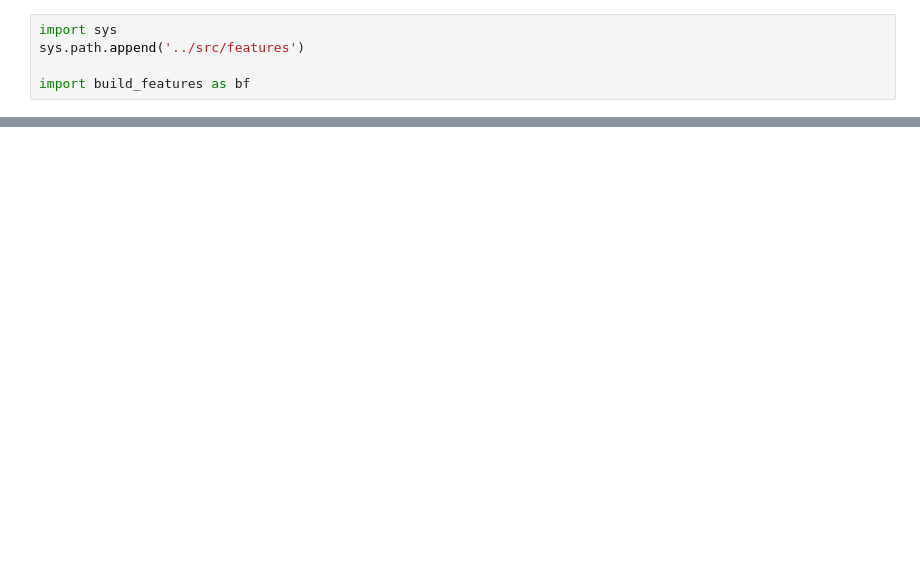
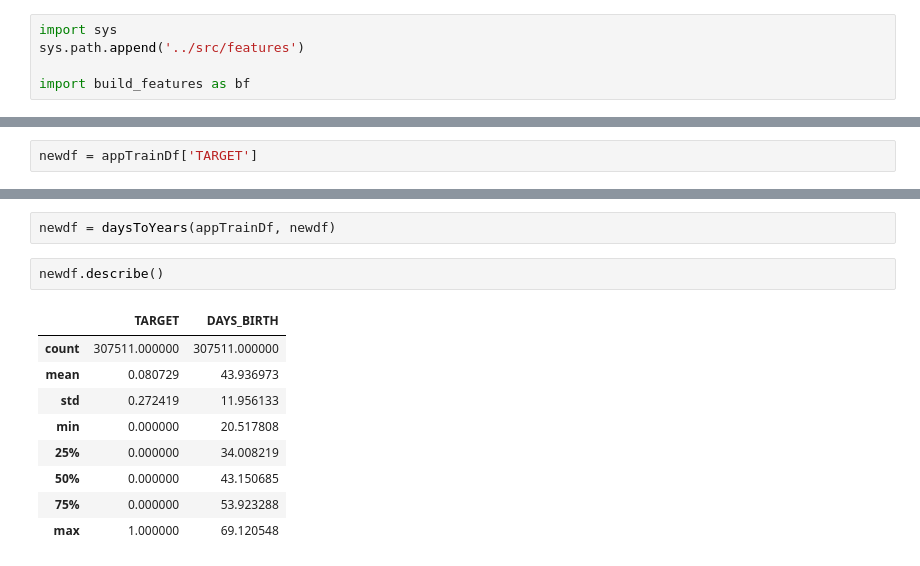
Before and after one commit to robahall/hcdr, a Jupyter notebook: notebooks/1.0-rah-initialInspection.ipynb, the cells around one changed output, grey strips where cells are left out. Drawn from its saved outputs; the diff is of its cells as text; blank space fills up the shorter version.

```diff
--- a/notebooks/1.0-rah-initialInspection.ipynb
+++ b/notebooks/1.0-rah-initialInspection.ipynb
@@ -211,0 +216,2 @@ import build_features as bf
+# %%
+newdf = appTrainDf['TARGET']
@@ -211,0 +237,14 @@ import build_features as bf
+# %%
+newdf = daysToYears(appTrainDf, newdf)
+# %%
+newdf.describe()
+# %% [output]
+|  | TARGET | DAYS_BIRTH |
+| count | 307511.000000 | 307511.000000 |
+| mean | 0.080729 | 43.936973 |
+| std | 0.272419 | 11.956133 |
+| min | 0.000000 | 20.517808 |
+| 25% | 0.000000 | 34.008219 |
+| 50% | 0.000000 | 43.150685 |
+| 75% | 0.000000 | 53.923288 |
+| max | 1.000000 | 69.120548 |
```
Also changed, not shown: parts of 10 cells of this notebook.
